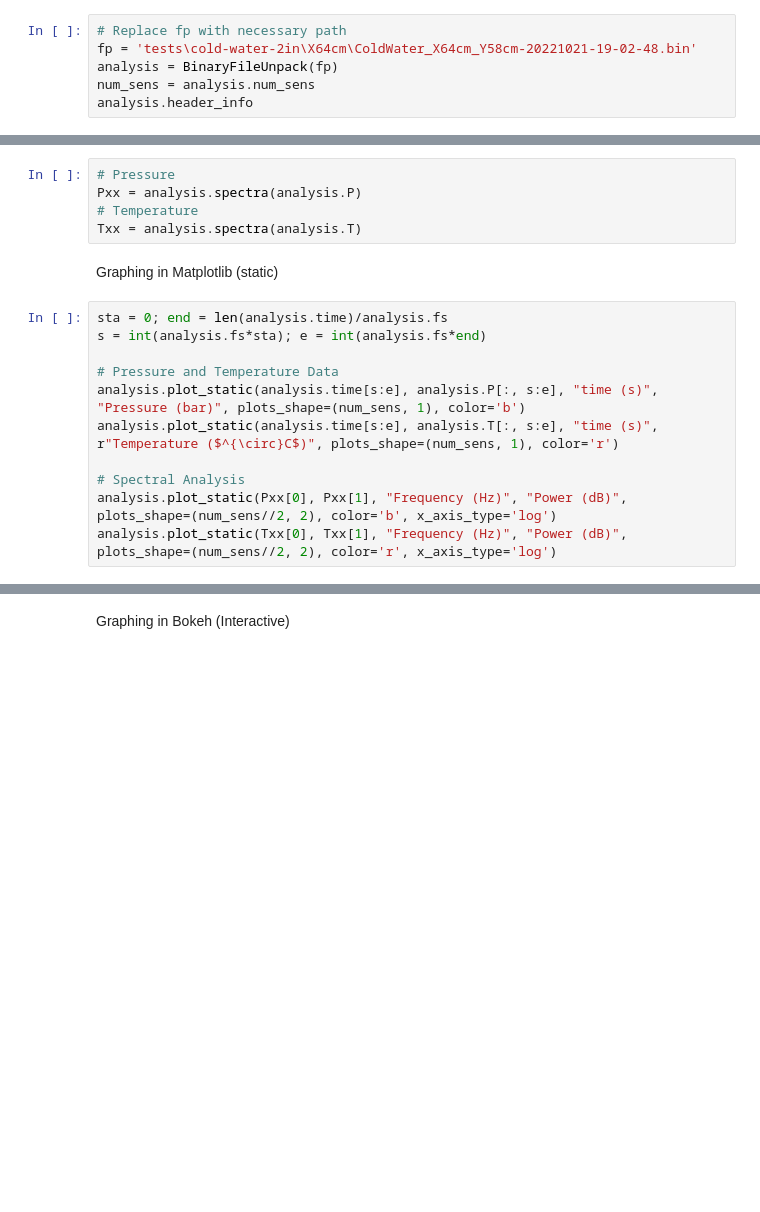
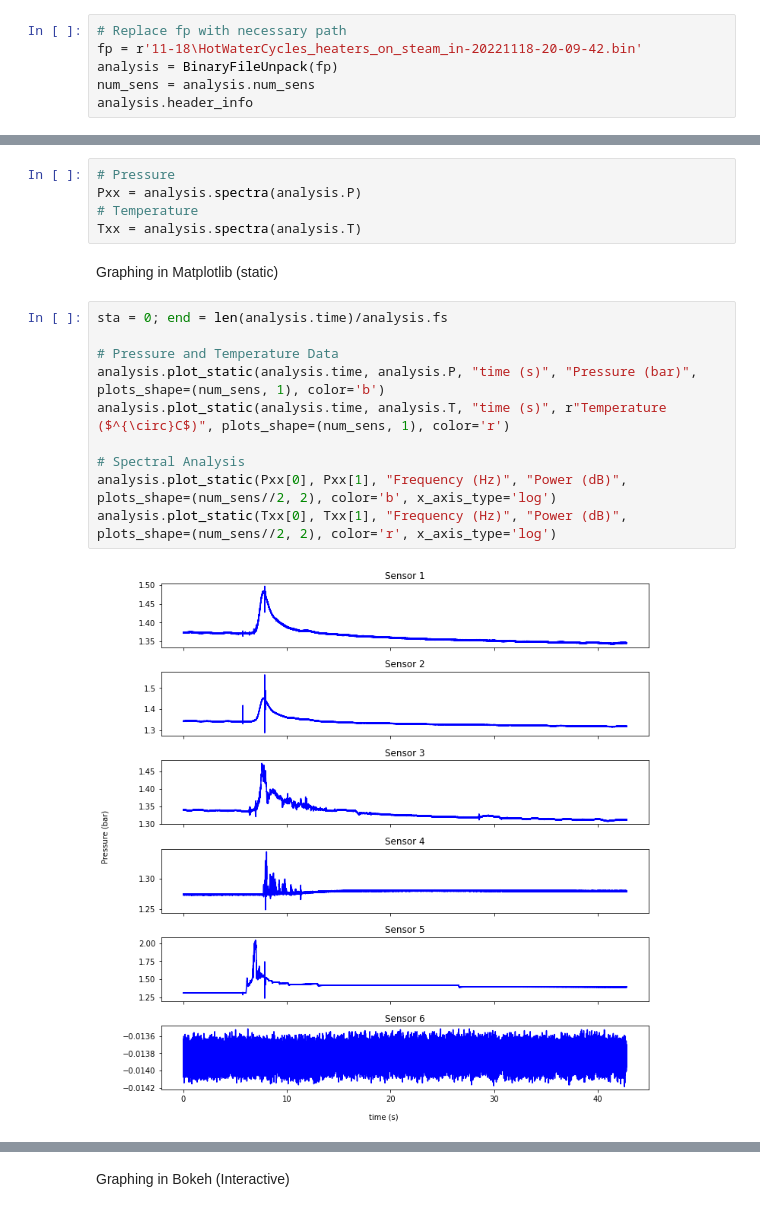
Before and after one commit to akyaparla/Binary-File-Unpack, a Jupyter notebook: example.ipynb, the cells around one changed output, grey strips where cells are left out. Cells and saved outputs as stored; diff of their text form; blank space fills up the shorter version.

```diff
--- a/example.ipynb
+++ b/example.ipynb
@@ -5,7 +5,7 @@ import numpy as np
 Initializing BinaryFileUnpack object
 # %%
 # Replace fp with necessary path
-fp = 'tests\cold-water-2in\X64cm\ColdWater_X64cm_Y58cm-20221021-19-02-48.bin'
+fp = r'11-18\HotWaterCycles_heaters_on_steam_in-20221118-20-09-42.bin'
 analysis = BinaryFileUnpack(fp)
 num_sens = analysis.num_sens
 analysis.header_info
@@ -20,12 +37,13 @@ Txx = analysis.spectra(analysis.T)
 Graphing in Matplotlib (static)
 # %%
 sta = 0; end = len(analysis.time)/analysis.fs
-s = int(analysis.fs*sta); e = int(analysis.fs*end)
 
 # Pressure and Temperature Data
-analysis.plot_static(analysis.time[s:e], analysis.P[:, s:e], "time (s)", "Pressure (bar)", plots_shape=(num_sens, 1), color='b')
-analysis.plot_static(analysis.time[s:e], analysis.T[:, s:e], "time (s)", r"Temperature ($^{\circ}C$)", plots_shape=(num_sens, 1), color='r')
+analysis.plot_static(analysis.time, analysis.P, "time (s)", "Pressure (bar)", plots_shape=(num_sens, 1), color='b')
+analysis.plot_static(analysis.time, analysis.T, "time (s)", r"Temperature ($^{\circ}C$)", plots_shape=(num_sens, 1), color='r')
 
 # Spectral Analysis
 analysis.plot_static(Pxx[0], Pxx[1], "Frequency (Hz)", "Power (dB)", plots_shape=(num_sens//2, 2), color='b', x_axis_type='log')
 analysis.plot_static(Txx[0], Txx[1], "Frequency (Hz)", "Power (dB)", plots_shape=(num_sens//2, 2), color='r', x_axis_type='log')
+# %% [output]
+[figure, added]
```
Also changed, not shown: parts of 5 cells of this notebook, 2 other files.
